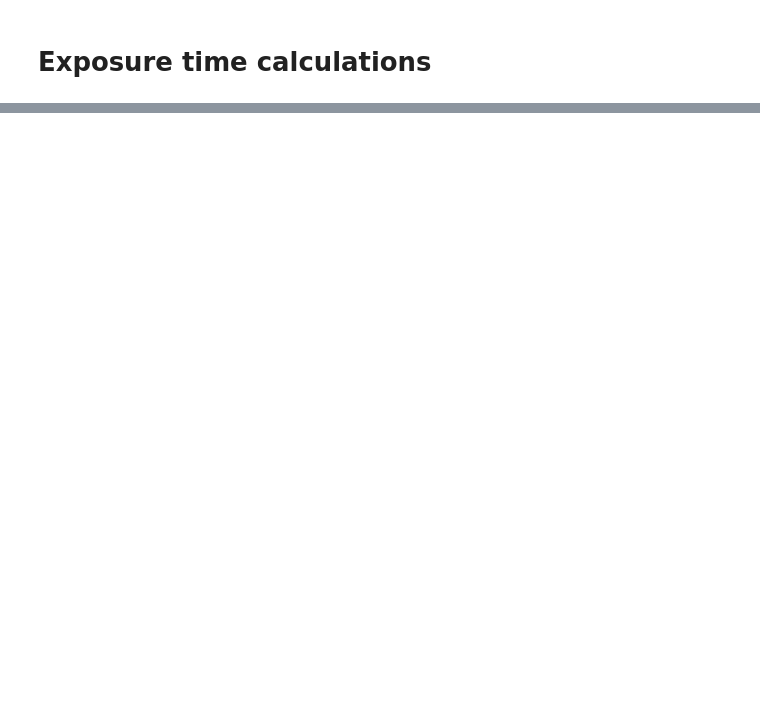
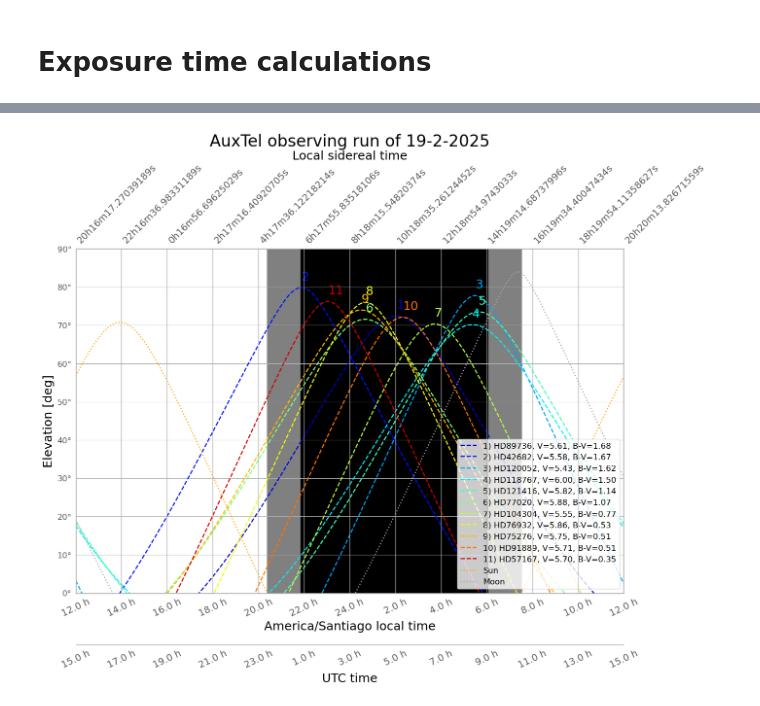
Before and after one commit to mrmonroy/auxtel_target_visbility, a Jupyter notebook: altaz_calculator_spectral_atlas_ESO.ipynb, the cells around one changed output, grey strips where cells are left out. Cells and saved outputs as stored; diff of their text form; code cells hidden in the pictures; blank space fills up the shorter version.

```diff
--- a/altaz_calculator_spectral_atlas_ESO.ipynb
+++ b/altaz_calculator_spectral_atlas_ESO.ipynb
@@ -734,5 +942,5 @@ num_pix_v = 473
 # %%
 saturation = 100000 #ADU/pix
 goal_adu = 10000 #ADU/pixel
-t_exp = 30. #s
 Nposs = 17
+t_security = 2. #s time gap to avoid saturation
@@ -760,0 +986,4 @@ file1.close()
+# %%
+t_exp_min = 5. #Minimum exposure time we want
+# %%
+Nexp_min = 3 #Minimum number of exposures we want for each X position
@@ -760,0 +1041,3 @@ file1.close()
+# %%
+final_targets = list(df_final['Target'])
+final_targets,len(final_targets)
@@ -760,0 +1057,63 @@ file1.close()
+# %%
+fig = plt.figure(figsize=(14,12))
+ax = fig.add_subplot(111)
+
+i = 1
+for target_ in final_targets:
+    mag_ = final_target_dict[target_]['V']
+    color_ = final_target_dict[target_]['B_V']
+    if target_ in calspec_targets:
+        ls_ = '-'
+    else:
+        ls_ = '--'
+    if np.max(target_alts[target_])<max_alt:
+        ax.plot(delta_midnight,target_alts[target_],ls=ls_,color=color_dict_final[target_],label='{0}) {1}, V={2:.2f}, B-V={3:.2f}'.format(i,target_,mag_,color_))
+        ax.text(delta_midnight[target_alts[target_]==np.max(target_alts[target_])],np.max(target_alts[target_])+2*u.deg,i,fontsize=18,color=color_dict_final[target_])
+        i+=1
+
+ax.plot(delta_midnight,alt_sun_deg,ls=':',color='orange',label='Sun')
+ax.plot(delta_midnight,alt_moon_deg,ls=':',color='darkgrey',label='Moon')
+ax.set_xticks(delta_ticks)
+ax.set_xticklabels(labels=local_ticks,rotation=25,fontsize=14)
+ax.set_xlim(-12*u.hour,12*u.hour)
+ax.set_ylim(0*u.degree,90*u.degree)
+ax.set_xlabel('{0} local time'.format(lsst_timezone),fontsize=18)
+ax.set_ylabel('Elevation [deg]',fontsize=18)
+ax.set_title('AuxTel observing run of {0}-{1}-{2}'.format(DAY,MONTH,YEAR),fontsize=24)
+ax.legend(loc="lower right")
+
+
+ax2 = ax.twiny()
+ax2.plot([],[],ls='')
+xticks = ax.get_xticks()
+ax2.set_xticks(xticks)
+ax2.set_xticklabels(labels=sidereal_ticks,ha='left',rotation=45,fontsize=14)
+ax2.set_xlim(-12*u.hour,12*u.hour)
+ax2.set_xlabel('Local sidereal time',fontsize=18)
+
+ax3 = ax.twiny()
+# Move twinned axis ticks and label from top to bottom
+ax3.xaxis.set_ticks_position("bottom")
+ax3.xaxis.set_label_position("bottom")
+# Offset the twin axis below the host
+offset = -0.15
+ax3.spines["bottom"].set_position(("axes", offset))
+ax3.set_frame_on(True)
+ax3.patch.set_visible(False) # mandatory
+for sp in ax3.spines.values():
+    sp.set_visible(False)
+ax3.spines["bottom"].set_visible(True)
+
+ax3.set_xticks(xticks)
+ax3.set_xticklabels(labels=utc_ticks,rotation=25,fontsize=14)
+ax3.set_xlabel('UTC time', fontsize=18)
+
+ax.fill_between(delta_midnight, 0*u.deg, 90*u.deg,
+                 alt_sun_deg < -0*u.deg, color='0.5', zorder=0)
+ax.fill_between(delta_midnight, 0*u.deg, 90*u.deg,
+                 alt_sun_deg < -18*u.deg, color='k', zorder=0)
+
+plt.tight_layout()
+plt.savefig(os.path.join(outdir,'targets_{0}-{1}-{2}_alt-time.png'.format(DAY,MONTH,YEAR)))
+# %% [output]
+[figure, added]
```
Also changed, not shown: parts of 56 cells of this notebook, 1 other file.
